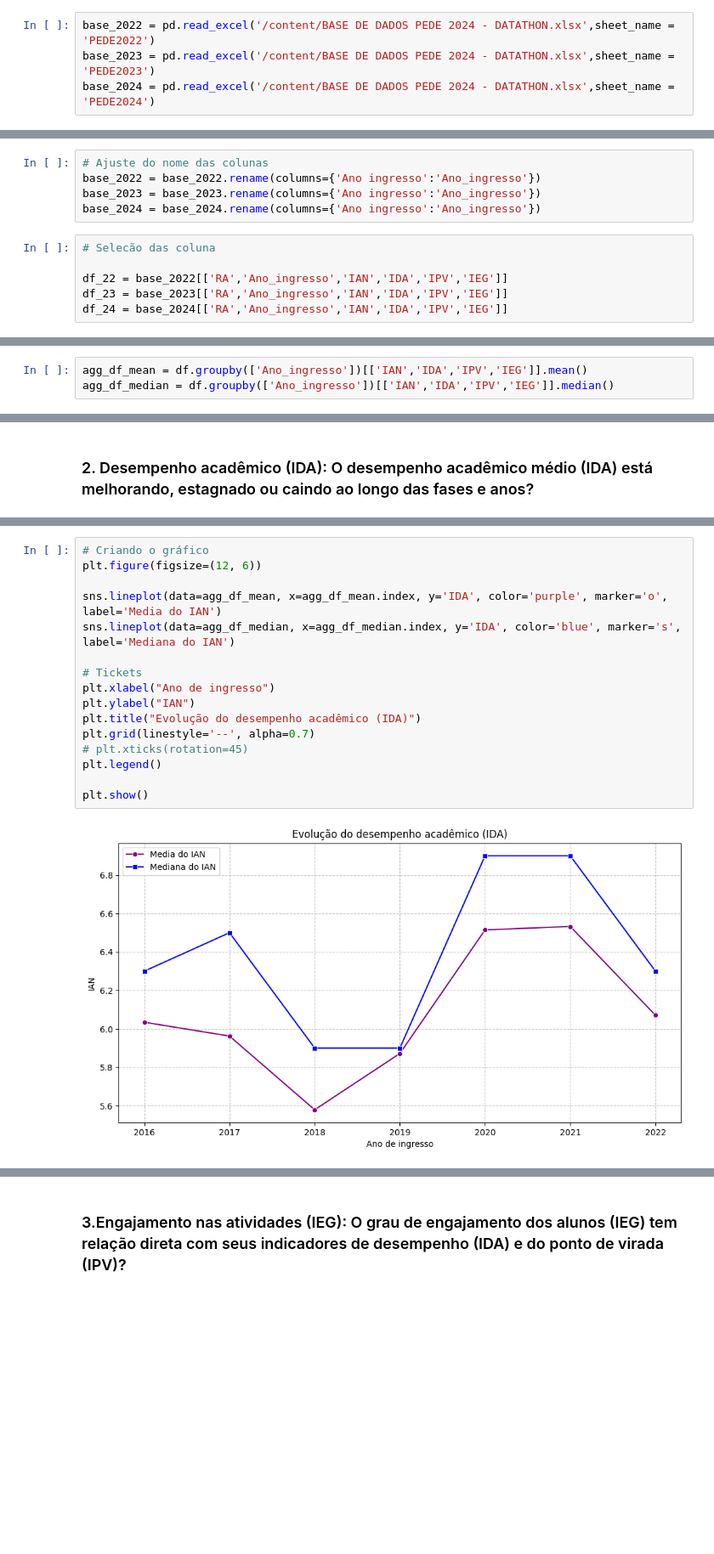
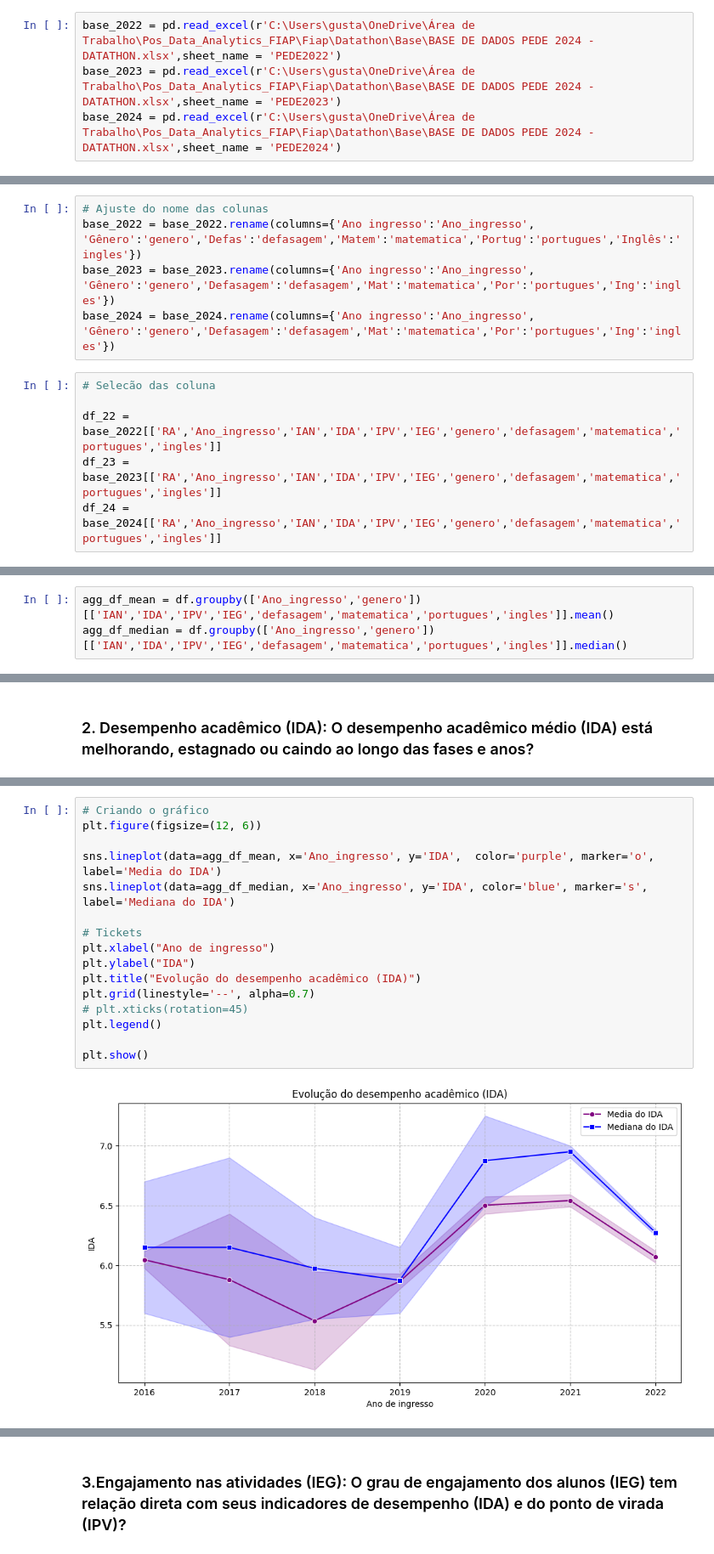
Before and after one commit to GustavOnaga/Pos-em-Data-Analytics-FIAP, a Jupyter notebook: Datathon/Notebook/Datathon.ipynb, the cells around one changed output, grey strips where cells are left out. Shown at 85% size. Cells and saved outputs as stored; diff of their text form; blank space fills up the shorter version.

Commit message:
adição das novas informações do datathon

```diff
--- a/Datathon/Notebook/Datathon.ipynb
+++ b/Datathon/Notebook/Datathon.ipynb
@@ -3,6 +23,6 @@ import pandas as pd
 import matplotlib.pyplot as plt
 import seaborn as sns
 # %%
-base_2022 = pd.read_excel('/content/BASE DE DADOS PEDE 2024 - DATATHON.xlsx',sheet_name = 'PEDE2022')
-base_2023 = pd.read_excel('/content/BASE DE DADOS PEDE 2024 - DATATHON.xlsx',sheet_name = 'PEDE2023')
-base_2024 = pd.read_excel('/content/BASE DE DADOS PEDE 2024 - DATATHON.xlsx',sheet_name = 'PEDE2024')
+base_2022 = pd.read_excel(r'C:\Users\gusta\OneDrive\Área de Trabalho\Pos_Data_Analytics_FIAP\Fiap\Datathon\Base\BASE DE DADOS PEDE 2024 - DATATHON.xlsx',sheet_name = 'PEDE2022')
+base_2023 = pd.read_excel(r'C:\Users\gusta\OneDrive\Área de Trabalho\Pos_Data_Analytics_FIAP\Fiap\Datathon\Base\BASE DE DADOS PEDE 2024 - DATATHON.xlsx',sheet_name = 'PEDE2023')
+base_2024 = pd.read_excel(r'C:\Users\gusta\OneDrive\Área de Trabalho\Pos_Data_Analytics_FIAP\Fiap\Datathon\Base\BASE DE DADOS PEDE 2024 - DATATHON.xlsx',sheet_name = 'PEDE2024')
@@ -33,15 +52,15 @@ base_2024.head(2)
 ---
 # %%
 # Ajuste do nome das colunas
-base_2022 = base_2022.rename(columns={'Ano ingresso':'Ano_ingresso'})
-base_2023 = base_2023.rename(columns={'Ano ingresso':'Ano_ingresso'})
-base_2024 = base_2024.rename(columns={'Ano ingresso':'Ano_ingresso'})
+base_2022 = base_2022.rename(columns={'Ano ingresso':'Ano_ingresso', 'Gênero':'genero','Defas':'defasagem','Matem':'matematica','Portug':'portugues','Inglês':'ingles'})
+base_2023 = base_2023.rename(columns={'Ano ingresso':'Ano_ingresso', 'Gênero':'genero','Defasagem':'defasagem','Mat':'matematica','Por':'portugues','Ing':'ingles'})
+base_2024 = base_2024.rename(columns={'Ano ingresso':'Ano_ingresso', 'Gênero':'genero','Defasagem':'defasagem','Mat':'matematica','Por':'portugues','Ing':'ingles'})
 # %%
 # Selecão das coluna
 
-df_22 = base_2022[['RA','Ano_ingresso','IAN','IDA','IPV','IEG']]
-df_23 = base_2023[['RA','Ano_ingresso','IAN','IDA','IPV','IEG']]
-df_24 = base_2024[['RA','Ano_ingresso','IAN','IDA','IPV','IEG']]
+df_22 = base_2022[['RA','Ano_ingresso','IAN','IDA','IPV','IEG','genero','defasagem','matematica','portugues','ingles']]
+df_23 = base_2023[['RA','Ano_ingresso','IAN','IDA','IPV','IEG','genero','defasagem','matematica','portugues','ingles']]
+df_24 = base_2024[['RA','Ano_ingresso','IAN','IDA','IPV','IEG','genero','defasagem','matematica','portugues','ingles']]
 # %%
 # União das base
 
@@ -65,6 +84,6 @@ df.describe()
 # %%
-agg_df_mean = df.groupby(['Ano_ingresso'])[['IAN','IDA','IPV','IEG']].mean()
-agg_df_median = df.groupby(['Ano_ingresso'])[['IAN','IDA','IPV','IEG']].median()
+agg_df_mean = df.groupby(['Ano_ingresso','genero'])[['IAN','IDA','IPV','IEG','defasagem','matematica','portugues','ingles']].mean()
+agg_df_median = df.groupby(['Ano_ingresso','genero'])[['IAN','IDA','IPV','IEG','defasagem','matematica','portugues','ingles']].median()
 # %% [markdown]
 # Perguntas do Datathon
 
@@ -96,18 +197,18 @@ plt.show()
 # %%
 # Criando o gráfico
 plt.figure(figsize=(12, 6))
 
-sns.lineplot(data=agg_df_mean, x=agg_df_mean.index, y='IDA', color='purple', marker='o', label='Media do IAN')
-sns.lineplot(data=agg_df_median, x=agg_df_median.index, y='IDA', color='blue', marker='s', label='Mediana do IAN')
+sns.lineplot(data=agg_df_mean, x='Ano_ingresso', y='IDA',  color='purple', marker='o', label='Media do IDA')
+sns.lineplot(data=agg_df_median, x='Ano_ingresso', y='IDA', color='blue', marker='s', label='Mediana do IDA')
 
 # Tickets
 plt.xlabel("Ano de ingresso")
-plt.ylabel("IAN")
+plt.ylabel("IDA")
 plt.title("Evolução do desempenho acadêmico (IDA)")
 plt.grid(linestyle='--', alpha=0.7)
 # plt.xticks(rotation=45)
 plt.legend()
 
 plt.show()
 # %% [output]
-[figure, old version]
+[figure, new version]
```
Also changed, not shown: parts of 16 cells of this notebook.
